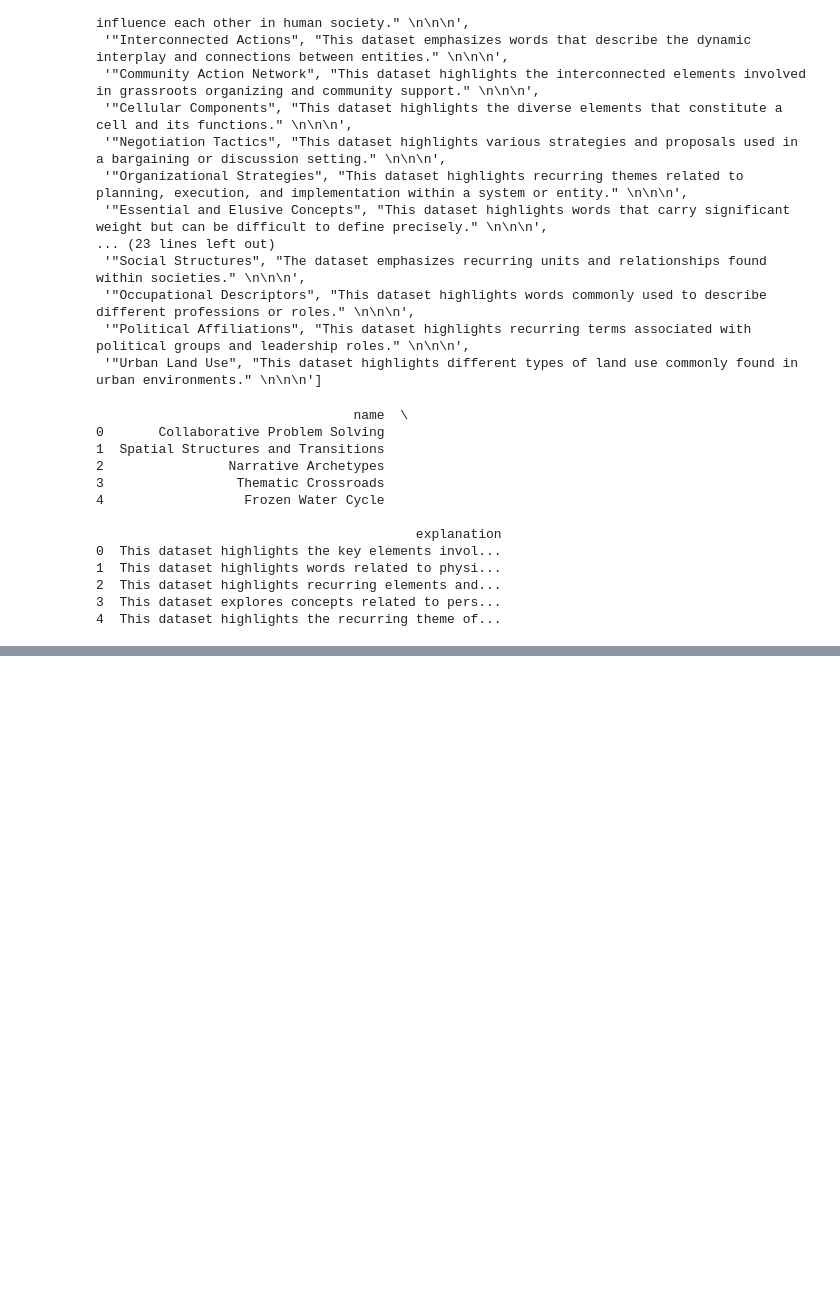
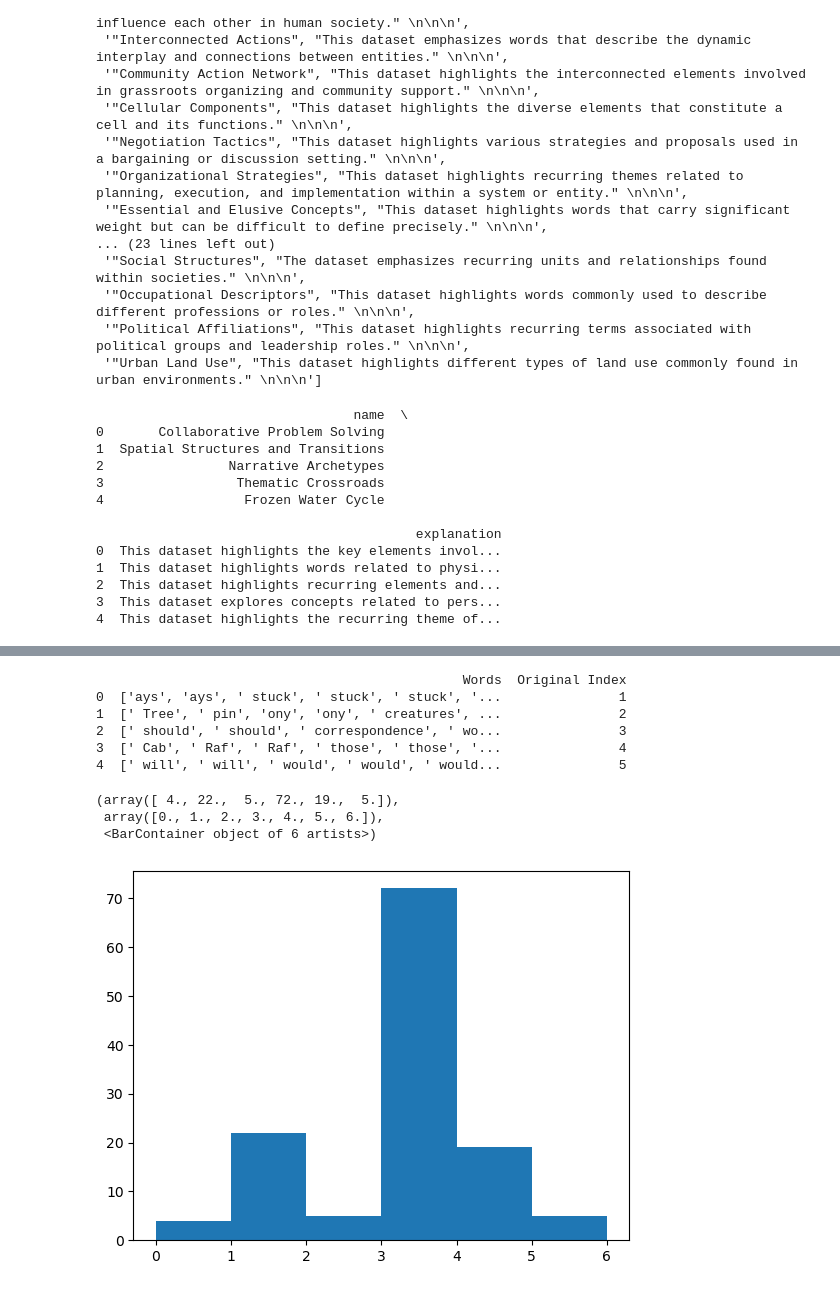
Before and after one commit to manoloFer10/NLP-monosemanticity, a Jupyter notebook: tokens_election_by_LLM.ipynb, the cells around one changed output, grey strips where cells are left out. Saved outputs shown, nothing was run; the diff lists cells and outputs as text; code cells hidden in the pictures; blank space fills up the shorter version.

```diff
--- a/tokens_election_by_LLM.ipynb
+++ b/tokens_election_by_LLM.ipynb
@@ -248,0 +306,25 @@ df_final
+# %%
+df_mlp = pd.read_csv('tokens_mlp.csv')
+df_mlp.columns = ['Words', 'Original Index']
+
+
+print(df_mlp.head())
+# %% [output]
+                                               Words  Original Index
+0  ['ays', 'ays', ' stuck', ' stuck', ' stuck', '...               1
+1  [' Tree', ' pin', 'ony', 'ony', ' creatures', ...               2
+2  [' should', ' should', ' correspondence', ' wo...               3
+3  [' Cab', ' Raf', ' Raf', ' those', ' those', '...               4
+4  [' will', ' will', ' would', ' would', ' would...               5
+# %%
+scores_mlp = []
+for w in (df_mlp['Words']):
+    s = int(scoring_interpretability(w))
+    scores_mlp.append(s)
+# %%
+plt.hist(scores_mlp, bins= np.arange(7))
+# %% [output]
+(array([ 4., 22.,  5., 72., 19.,  5.]),
+ array([0., 1., 2., 3., 4., 5., 6.]),
+ <BarContainer object of 6 artists>)
+[figure, added]
```
Also changed, not shown: parts of 9 cells of this notebook, 2 other files.
